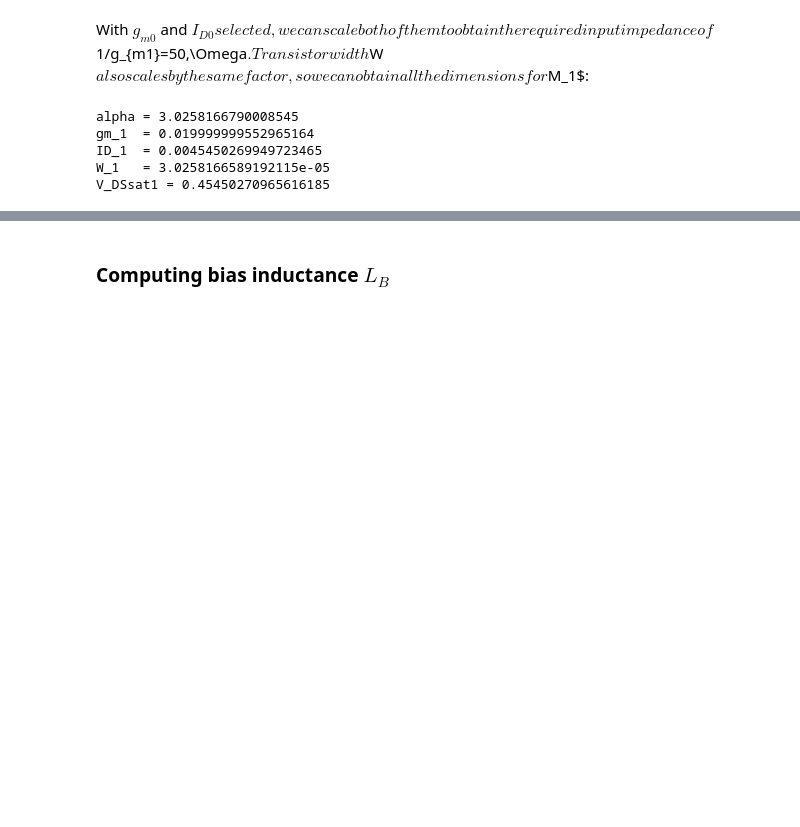
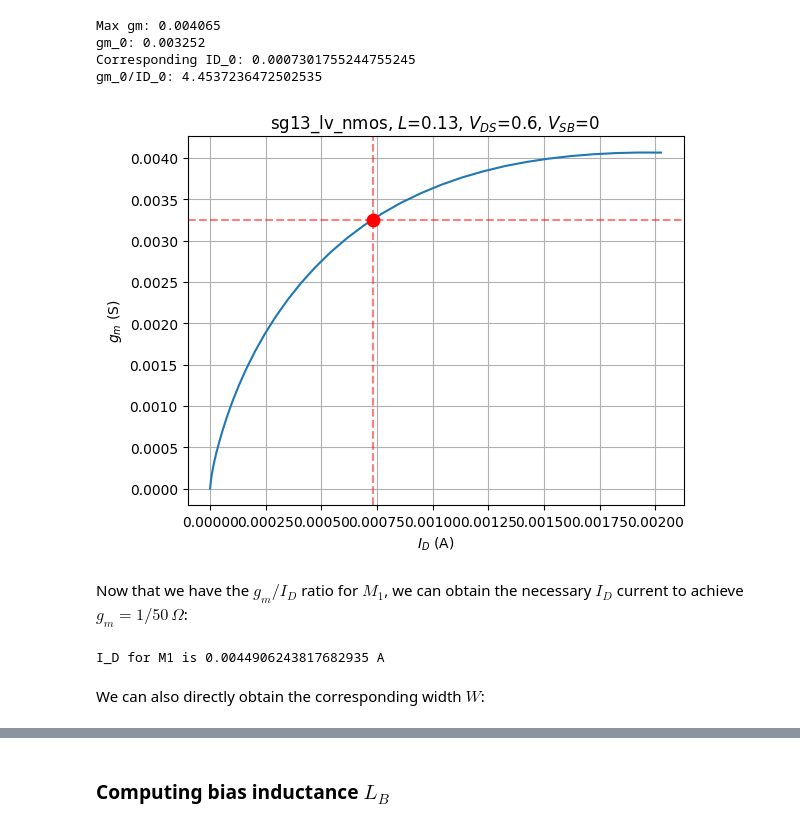
Before and after one commit to try-except/InductorLab, a Jupyter notebook: notebooks/TransistorSizing.ipynb, the cells around one changed output, grey strips where cells are left out. Cells and saved outputs as stored; diff of their text form; code cells hidden in the pictures; blank space fills up the shorter version.

```diff
--- a/notebooks/TransistorSizing.ipynb
+++ b/notebooks/TransistorSizing.ipynb
@@ -111,2 +26,15 @@ df["FT"] = df["GM"] / (2 * np.pi * df["CGG"])
+# %%
+import numpy as np
+import matplotlib.pyplot as plt
+from pygmid import Lookup as lk
+
+# Load the pregenerated lookup file from the submodule
+lut = lk('../lib/gmid_book/starter_files_open_source_tools/ihp-sg13g2/simulation/sg13_lv_nmos.mat')
+# %%
+# Extract sweeped variables from the LUT
+L1 = min(lut['L'])  # 0.13 micron
+vgs = lut['VGS']
+vds = lut['VDS']
+vsb = lut['VSB']
 # %% [markdown]
 ## Sizing $M_1$
@@ -178,20 +42,45 @@ Corresponding ID_0: 0.0015020827357172034
-# %% [markdown]
-With $g_{m0}$ and $I_{D0} selected, we can scale both of them to obtain the required input impedance of $1/g_{m1}=50\,\Omega$. Transistor width $W$ also scales by the same factor, so we can obtain all the dimensions for $M_1$:
-# %%
-alpha = 50**-1 / gm_0
-gm_1 = alpha * gm_0
-ID_1 = alpha * ID_0
-W_1  = alpha * nmos['device_parameters']['w']
-V_DSsat1 = 2 / (gm_1 / ID_1)
-
-print(f"alpha = {alpha}")
-print(f"gm_1  = {gm_1}")
-print(f"ID_1  = {ID_1}")
-print(f"W_1   = {W_1}")
-print(f"V_DSsat1 = {V_DSsat1}")
-# %% [output]
-alpha = 3.0258166790008545
-gm_1  = 0.019999999552965164
-ID_1  = 0.0045450269949723465
-W_1   = 3.0258166589192115e-05
-V_DSsat1 = 0.45450270965616185
+# %%
+VDS1=np.max(vds)/2  # Leave sufficient headroom
+VSB1=0              # Body shorted to source
+
+# Get the corresponding rows from the LUT
+gm = lut.lookup('GM', L=L1, VDS=VDS1, VSB=VSB1)
+Id = lut.lookup('ID', L=L1, VDS=VDS1, VSB=VSB1)
+
+# Select the value that corresponds to 80% of saturated gm
+gm_0 = 0.8 * np.max(gm)
+ID_0 = np.interp(gm_0, gm, Id)  # Obtain I_D from selected gm
+gm_id1 = gm_0 / ID_0
+
+print(f"Max gm: {np.max(gm)}")
+print(f"gm_0: {gm_0}")
+print(f"Corresponding ID_0: {ID_0}")
+print(f"gm_0/ID_0: {gm_id1}")
+
+# Plot gm vs Id, mark selected point
+fig, ax1 = plt.subplots()
+ax1.grid()
+ax1.set_xlabel('$I_{D}$ (A)')
+ax1.set_ylabel('$g_m$ (S)')
+ax1.plot(Id, gm)
+ax1.scatter(ID_0, gm_0, color='r', s=80, zorder=3, label="0.8·gm_max")
+ax1.axhline(gm_0, color='r', linestyle='--', alpha=0.5)
+ax1.axvline(ID_0, color='r', linestyle='--', alpha=0.5)
+plt.title("sg13_lv_nmos"+', $L$='+str(L1)+', $V_{DS}$='+str(VDS1)+', $V_{SB}$='+str(VSB1))
+plt.show()
+# %% [output]
+Max gm: 0.004065
+gm_0: 0.003252
+Corresponding ID_0: 0.0007301755244755245
+gm_0/ID_0: 4.4537236472502535
+[figure, added]
+# %% [markdown]
+Now that we have the $g_m/I_D$ ratio for $M_1$, we can obtain the necessary $I_D$ current to achieve $g_m = 1/50\,\Omega$:
+# %%
+gm1 = 1/ 50
+I_D1  = gm1 / gm_id1
+print(f"I_D for M1 is {I_D1} A")
+# %% [output]
+I_D for M1 is 0.0044906243817682935 A
+# %% [markdown]
+We can also directly obtain the corresponding width $W$:
```
Also changed, not shown: parts of 23 cells of this notebook.
